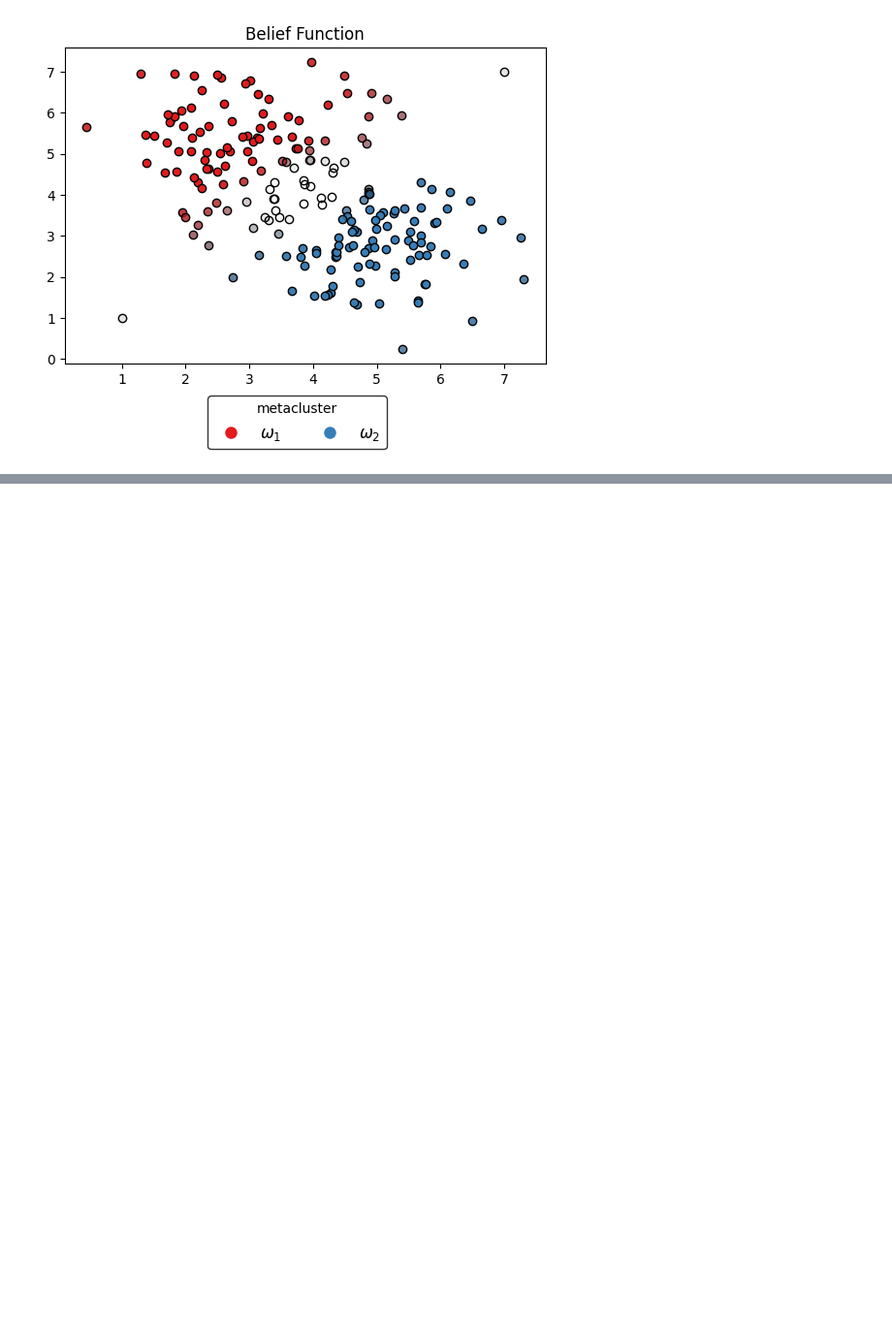
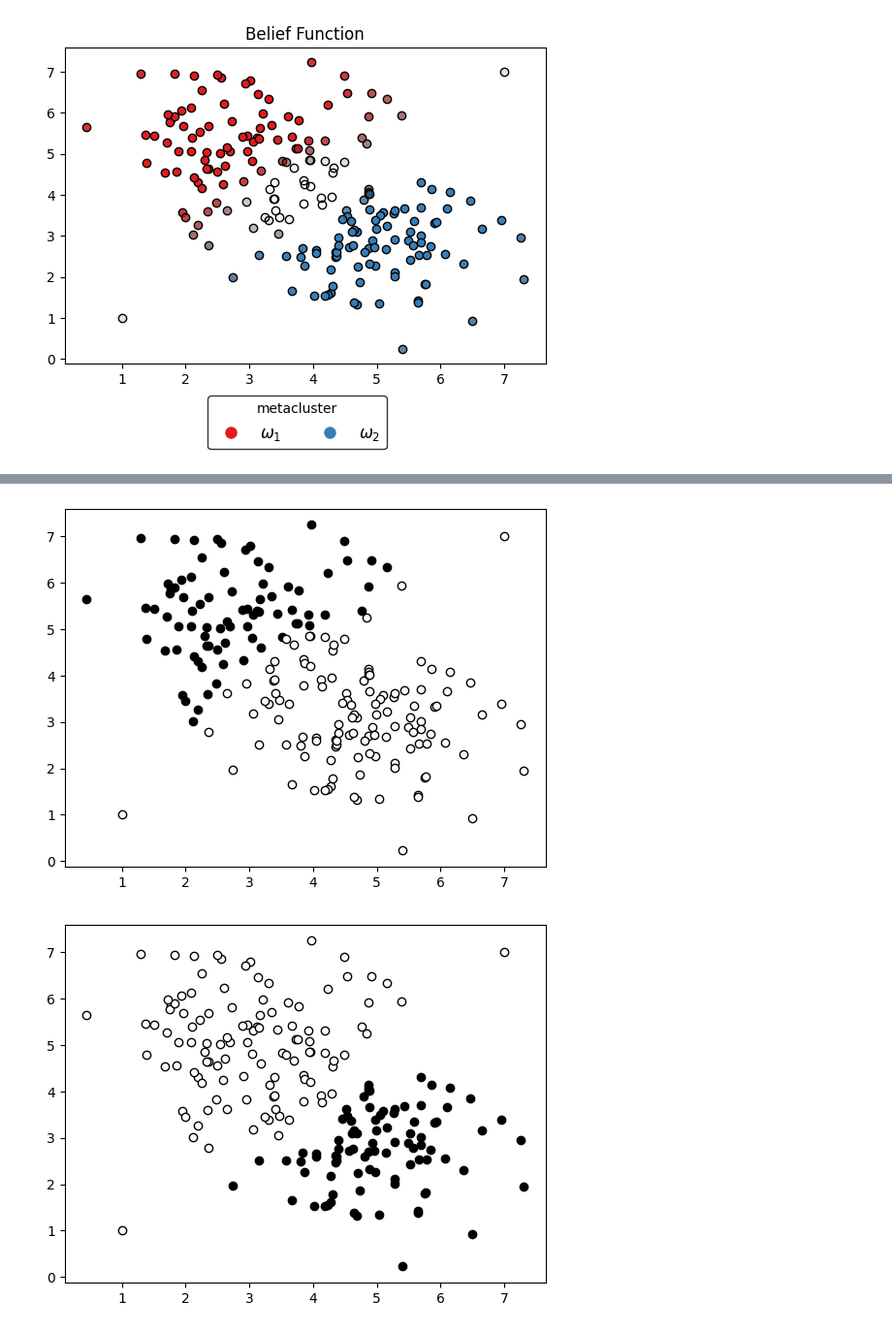
Before and after one commit to victorsouza89/clustering-examples, a Jupyter notebook: clustering_synth.ipynb, the cells around one changed output, grey strips where cells are left out. Shown at 97% size. Cells and saved outputs as stored; diff of their text form; code cells hidden in the pictures; blank space fills up the shorter version.

```diff
--- a/clustering_synth.ipynb
+++ b/clustering_synth.ipynb
@@ -123,0 +133,31 @@ plot_soft_clustering(bel, 'Belief Function')
+# %%
+N = bel.shape[1]
+
+def criterion(point, i):
+    for j in range(N):
+        if bel[point, i] < pl[point, j] and i != j:
+            return False
+    if bel[point, i] < 0.5: # deal the outlier case
+        return False
+    return True
+
+
+points_not_painted = list(range(len(features)))
+for i in range(N):
+    fig = plt.figure()
+    for point in range(len(features)):
+        if criterion(point, i):
+            plt.scatter(features[point, 0], features[point, 1], c='k', edgecolors='k')
+            points_not_painted.remove(point)
+        else:
+            plt.scatter(features[point, 0], features[point, 1], c='w', edgecolors='k')
+
+fig = plt.figure()
+for point in range(len(features)):
+    if point in points_not_painted:
+        plt.scatter(features[point, 0], features[point, 1], c='k', edgecolors='k')
+    else:
+        plt.scatter(features[point, 0], features[point, 1], c='w', edgecolors='k')
+# %% [output]
+[figure, added]
+[figure, added]
```
Also changed, not shown: parts of 5 cells of this notebook, 1 other file.
